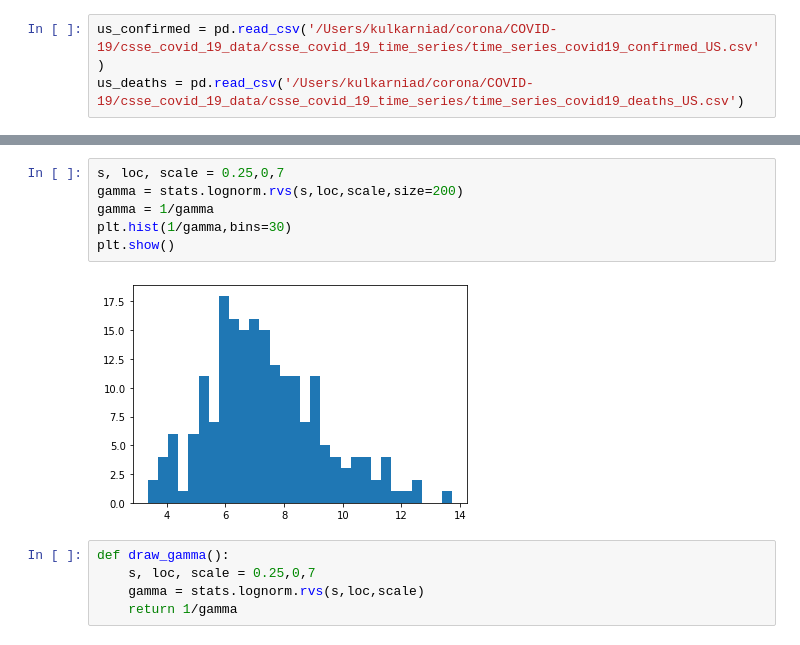
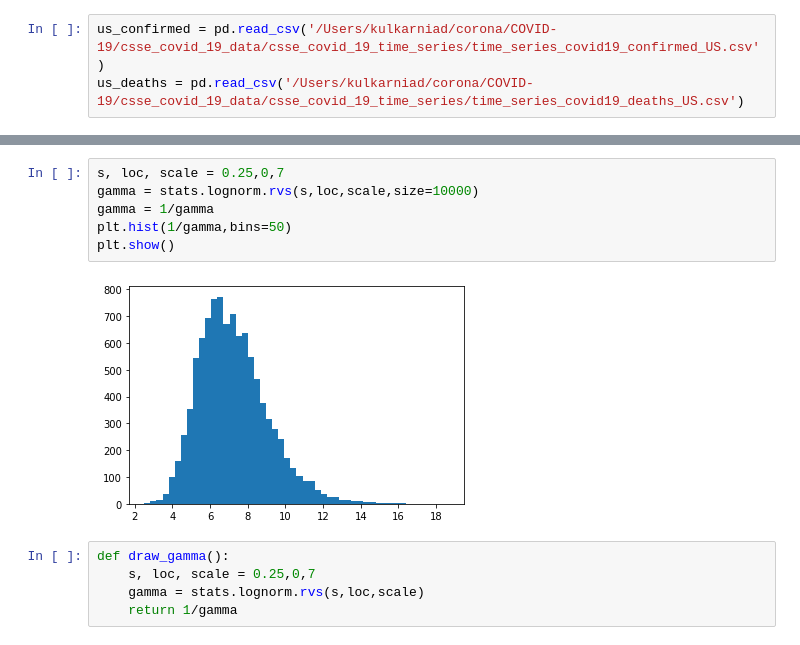
Before and after one commit to neerajkulk/corona, a Jupyter notebook: realtime_r0.ipynb, the cells around one changed output, grey strips where cells are left out. Drawn from its saved outputs; the diff is of its cells as text.

```diff
--- a/realtime_r0.ipynb
+++ b/realtime_r0.ipynb
@@ -37,11 +55,11 @@ plt.plot(colorado.confirmed)
 # %%
 s, loc, scale = 0.25,0,7
-gamma = stats.lognorm.rvs(s,loc,scale,size=200)
+gamma = stats.lognorm.rvs(s,loc,scale,size=10000)
 gamma = 1/gamma
-plt.hist(1/gamma,bins=30)
+plt.hist(1/gamma,bins=50)
 plt.show()
 # %% [output]
-[figure, old version]
+[figure, new version]
 # %%
 def draw_gamma():
     s, loc, scale = 0.25,0,7
```
Also changed, not shown: parts of 23 cells of this notebook.
